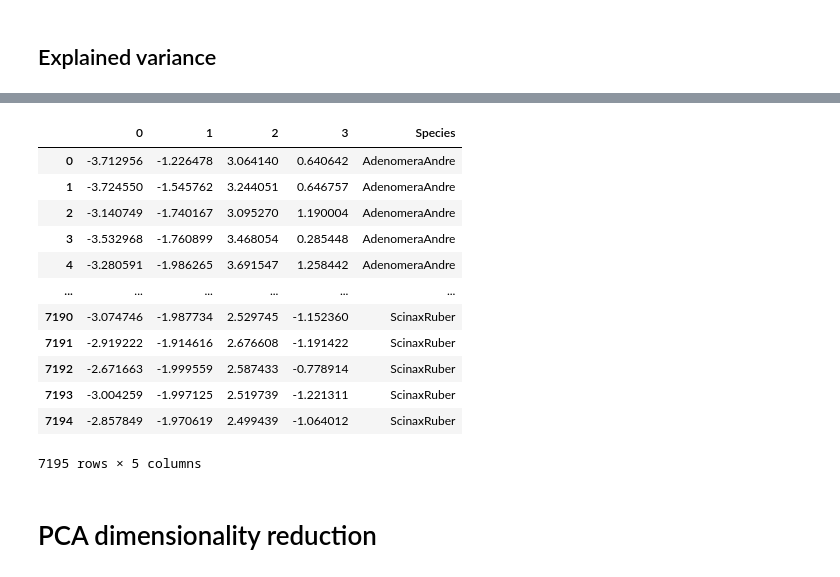
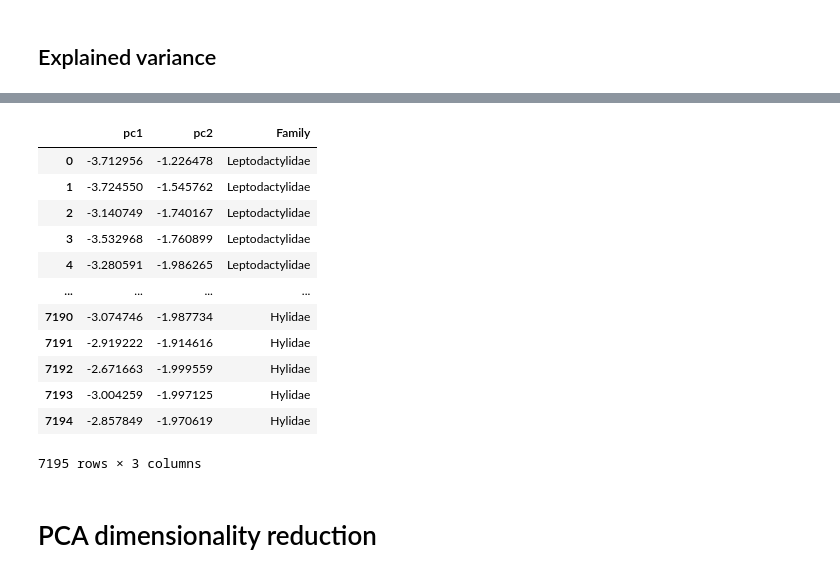
Before and after one commit to ansuini/dottorato_AI_area, a Jupyter notebook: frogs_PCA.ipynb, the cells around one changed output, grey strips where cells are left out. Drawn from its saved outputs; the diff is of its cells as text; code cells hidden in the pictures.

```diff
--- a/frogs_PCA.ipynb
+++ b/frogs_PCA.ipynb
@@ -102,24 +98,27 @@ Text(0, 0.5, 'Explained variance')
 # %%
 #pairplot
 X_pca_df = pd.DataFrame(X_pca_22)
 X_pca_df = pd.concat((X_pca_df, df_labels), 1)
-cc = [0,1,2,3, 'Species']
+cc = [0,1, 'Family']
 X_pca_df = X_pca_df[cc]
+
+X_pca_df.columns = ['pc1', 'pc2', 'Family']
+
 X_pca_df
 # %% [output]
-|  | 0 | 1 | 2 | 3 | Species |
-| 0 | -3.712956 | -1.226478 | 3.064140 | 0.640642 | AdenomeraAndre |
-| 1 | -3.724550 | -1.545762 | 3.244051 | 0.646757 | AdenomeraAndre |
-| 2 | -3.140749 | -1.740167 | 3.095270 | 1.190004 | AdenomeraAndre |
-| 3 | -3.532968 | -1.760899 | 3.468054 | 0.285448 | AdenomeraAndre |
-| 4 | -3.280591 | -1.986265 | 3.691547 | 1.258442 | AdenomeraAndre |
-| ... | ... | ... | ... | ... | ... |
-| 7190 | -3.074746 | -1.987734 | 2.529745 | -1.152360 | ScinaxRuber |
-| 7191 | -2.919222 | -1.914616 | 2.676608 | -1.191422 | ScinaxRuber |
-| 7192 | -2.671663 | -1.999559 | 2.587433 | -0.778914 | ScinaxRuber |
-| 7193 | -3.004259 | -1.997125 | 2.519739 | -1.221311 | ScinaxRuber |
-| 7194 | -2.857849 | -1.970619 | 2.499439 | -1.064012 | ScinaxRuber |
+|  | pc1 | pc2 | Family |
+| 0 | -3.712956 | -1.226478 | Leptodactylidae |
+| 1 | -3.724550 | -1.545762 | Leptodactylidae |
+| 2 | -3.140749 | -1.740167 | Leptodactylidae |
+| 3 | -3.532968 | -1.760899 | Leptodactylidae |
+| 4 | -3.280591 | -1.986265 | Leptodactylidae |
+| ... | ... | ... | ... |
+| 7190 | -3.074746 | -1.987734 | Hylidae |
+| 7191 | -2.919222 | -1.914616 | Hylidae |
+| 7192 | -2.671663 | -1.999559 | Hylidae |
+| 7193 | -3.004259 | -1.997125 | Hylidae |
+| 7194 | -2.857849 | -1.970619 | Hylidae |
-7195 rows × 5 columns
+7195 rows × 3 columns
 # %% [markdown]
 # PCA dimensionality reduction
 # %%
```
Also changed, not shown: parts of 5 cells of this notebook, 1 other file.
